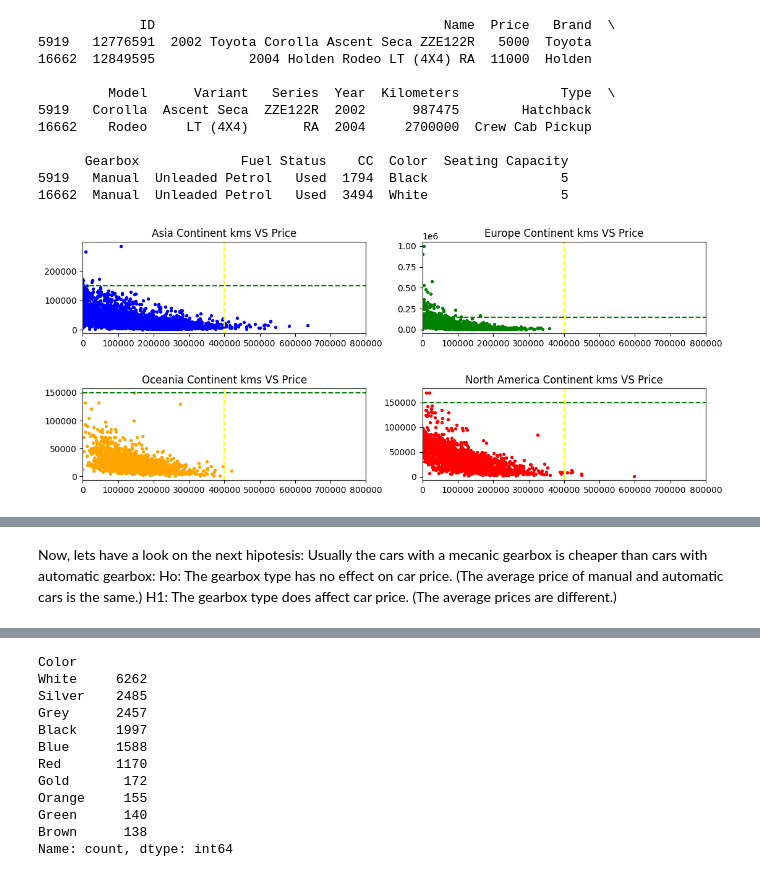
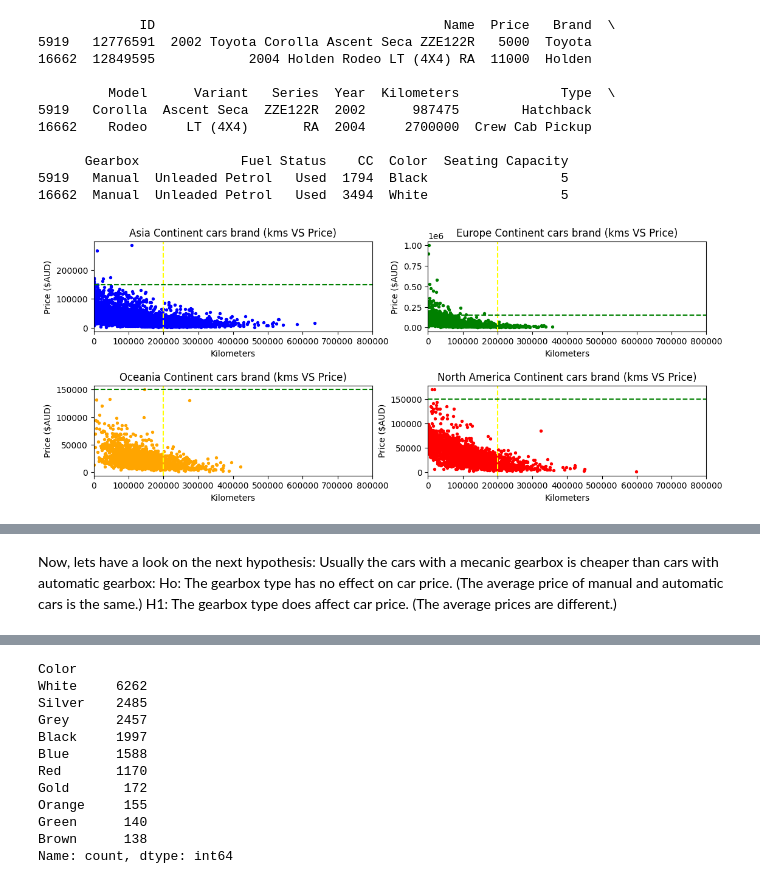
Before and after one commit to Andresanalyst1/Australia_Car_Market, a Jupyter notebook: Australia_Car_Market.ipynb, the cells around one changed output, grey strips where cells are left out. Drawn from its saved outputs; the diff is of its cells as text; code cells hidden in the pictures.

```diff
--- a/Australia_Car_Market.ipynb
+++ b/Australia_Car_Market.ipynb
@@ -8,7 +8,7 @@ import seaborn as sns
 # %% [markdown]
 ##First approach to the dataframe
 # %%
-cars_df = pd.read_csv(r'C:\Users\pipec\OneDrive\Documentos\Python Scripts\Australia Car Market Data\cars_info.csv')
+cars_df = pd.read_csv('cars_info.csv')
 cars_df.head()
 # %% [output]
 |  | ID | Name | Price | Brand | Model | Variant | Series | Year | Kilometers | Type | Gearbox | ... |
@@ -328,28 +206,31 @@ print(cars_df[cars_df['Kilometers']  > 900000])
 # %%
 plt.figure(figsize=(13,5))
 
 color = ['blue','green','orange','red']
 for i in range(1,5):
 
     c=continents_unique[i-1]
     plt.subplot(2,2,i)
-    kms_price_i = kms_price[(kms_price['Continent'] == c) & (kms_price['Kilometers'] <= 1000000)][['Kilometers','Price']]
+    kms_price_i = kms_price[kms_price['Continent'] == c][['Kilometers','Price']]
     plt.scatter(kms_price_i['Kilometers'],kms_price_i['Price'],s=8,c=color[i-1])
-    plt.axvline(x=400000, color='yellow', linestyle='--')
+    plt.axvline(x=200000, color='yellow', linestyle='--')
     plt.axhline(y=150000, color='green', linestyle='--')
     plt.xlim(0,800000)
     #plt.ylim(0,1000000)
-    plt.title(str(c)+' Continent kms VS Price')
+    plt.title(str(c)+' Continent cars brand (kms VS Price)')
+    plt.xlabel('Kilometers')
+    plt.ylabel('Price ($AUD)')
+
     plt.subplots_adjust(hspace=0.6)
 
 plt.show()
 # %% [output]
-[figure, old version]
+[figure, new version]
 # %% [markdown]
 The graph above shows the variation in terms of price and mileage according to each brands' continent.
 Asian brands experiment wide high kilometers and their prices in most of the cases not exceeding $200.000. On the other hand the European brands show the opposite trend with a very low kilometers and prices higher than $500.000. The other two continents in mention show a similar behaviour.
 # %% [markdown]
-Now, lets have a look on the next hipotesis:
+Now, lets have a look on the next hypothesis:
 Usually the cars with a mecanic gearbox is cheaper than cars with automatic gearbox:
 Ho: The gearbox type has no effect on car price. (The average price of manual and automatic cars is the same.)
 H1:  The gearbox type does affect car price. (The average prices are different.)
```
Also changed, not shown: parts of 6 cells of this notebook.
